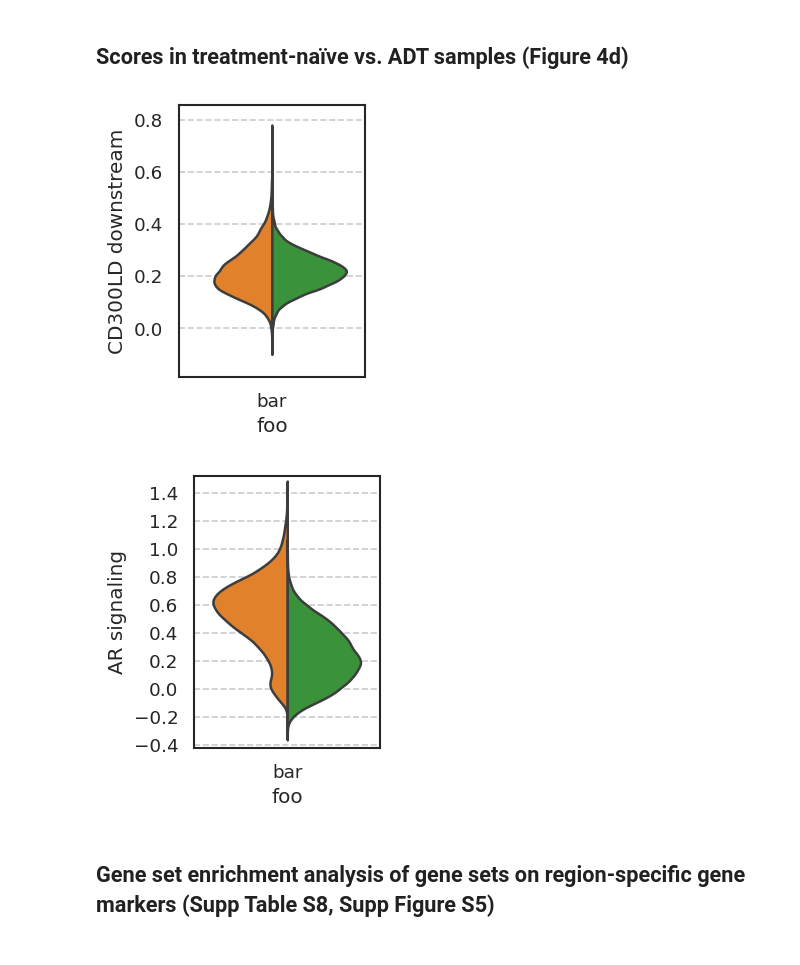
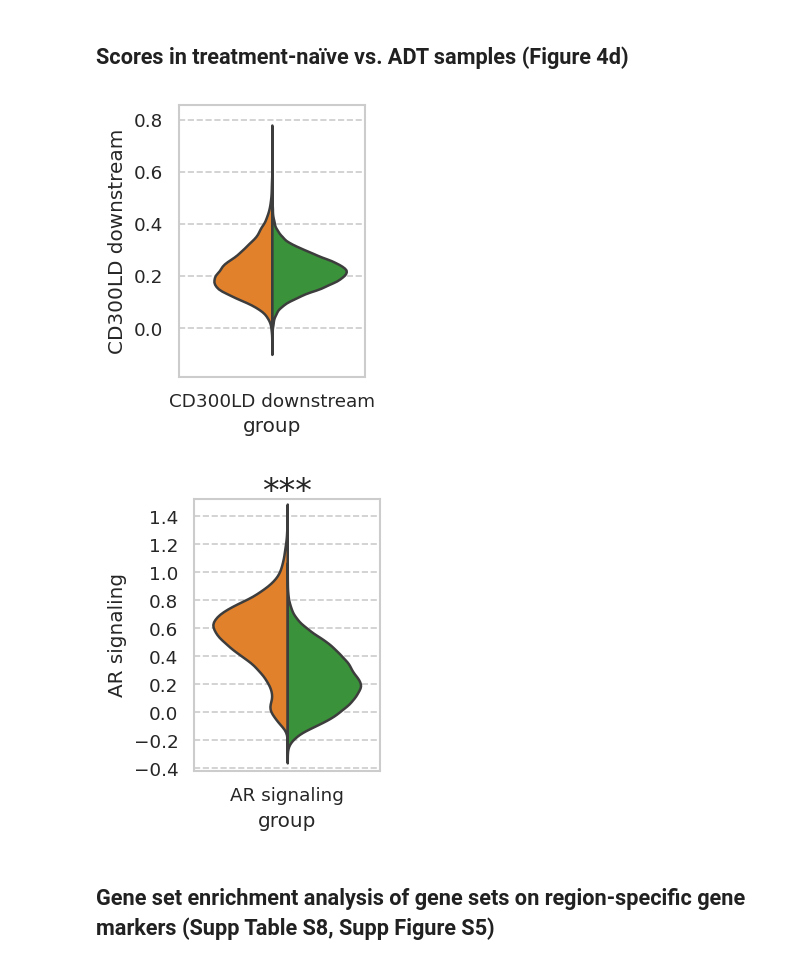
Before and after one commit to akiviaho/ST-prostate, a Jupyter notebook: spatial-gene-set-score-analysis.ipynb, the cells around one changed output. Drawn from its saved outputs; the diff is of its cells as text; code cells hidden in the pictures.

Commit message:
Fixed statistical test asterisks for Fig. 4d

```diff
--- a/spatial-gene-set-score-analysis.ipynb
+++ b/spatial-gene-set-score-analysis.ipynb
@@ -61,6 +63,8 @@ obs_data = pd.read_csv('./data/pathology_filtered_obs_with_regions.csv',index_co
 obs_data = pd.concat([obs_data,scanpy_res],axis=1) # Check the order if necessary
 
 obs_data['predicted_region'] = pd.Categorical(obs_data['predicted_region'],categories = list(region_colors_dict.keys()))
+
+obs_data = obs_data.rename(columns={'NLR associated':'High NLR-associated'})
 # %% [markdown]
 ## Gene set score violin plots (Figure 3a)
 # %%
@@ -519,39 +523,58 @@ plot_df.reset_index(drop=True).to_excel('./source_data/figure_4c.xlsx')
 # %% [markdown]
 ## Scores in treatment-naïve vs. ADT samples (Figure 4d)
 # %%
+# CD300LD downstream = PMN-MDSC activity score
 scores =  ['CD300LD downstream','AR signaling']
 
 color_pal = ['#ff7f0e','#2ca02c']
 sns.set_palette(sns.color_palette(color_pal))
 
 for col in scores:
     df_to_plot = obs_data[obs_data['sample_class'].isin(['TRNA','NEADT'])].copy()
 
     fig, ax = plt.subplots(figsize=(2, 3), dpi=120)
 
     ax.grid(True, which='both', linestyle='--', axis='y', linewidth=1)
     plt.yticks(np.arange(-1,2,0.2).astype(float))
 
-    df_to_plot['foo'] = 'bar'
+    df_to_plot['group'] = col
 
-    sns.violinplot(df_to_plot,x='foo',hue='sample_class',y=col,ax=ax, inner=None,split=True)
+    sns.violinplot(df_to_plot,x='group',hue='sample_class',y=col,ax=ax, inner=None,split=True)
 
     ymin = df_to_plot[col].min()-0.1
     ymax = df_to_plot[col].max()+0.1
     ax.set(ylim=(ymin, ymax))
     plt.legend().remove()
 
-    #plt.savefig(save_path+'/club_proximity_score_enrichments/bulk_'+col.replace(' ','_') + 'violins.pdf')
+    # Do the t-tests
+    sample = df_to_plot[df_to_plot['sample_class']=='NEADT'][col]
+    control = df_to_plot[(df_to_plot['sample_class']=='TRNA')][col]
+
+    stat,p_val = ttest_ind(sample,control)
+
+    ## Make p-value and magnitude requirements
+    if p_val<0.05 and ((control.mean() < sample.quantile(0.1)) or (control.mean() > sample.quantile(0.9))):
+        asterisks = '***'
+    elif p_val<0.05 and ((control.mean() < sample.quantile(0.2)) or (control.mean() > sample.quantile(0.8))):
+        asterisks = '**'
+    elif p_val<0.05 and ((control.mean() < sample.quantile(0.3)) or (control.mean() > sample.quantile(0.7))):
+        asterisks = '*'
+    else:
+        asterisks = ''
+
+    ax.text(0, ymax+0.05, asterisks, fontsize=20,ha='center', va='center')
+
+    plt.savefig(save_path+'/club_proximity_score_enrichments/bulk_'+col.replace(' ','_') + 'violins.pdf')
 
     plt.show()
 
 plot_df = obs_data[obs_data['sample_class'].isin(['TRNA','NEADT'])][['sample_class','sample_id'] + scores]
 plot_df['sample_id'] = plot_df['sample_id'].map(sample_id_masks)
 
 plot_df.reset_index(drop=True).to_excel('./source_data/figure_4d.xlsx')
 # %% [output]
-[figure, old version]
+[figure, new version]
-[figure, old version]
+[figure, new version]
 # %% [markdown]
 ## Gene set enrichment analysis of gene sets on region-specific gene markers (Supp Table S8, Supp Figure S5)
 # %%
```
Also changed, not shown: parts of 1 cell of this notebook.
